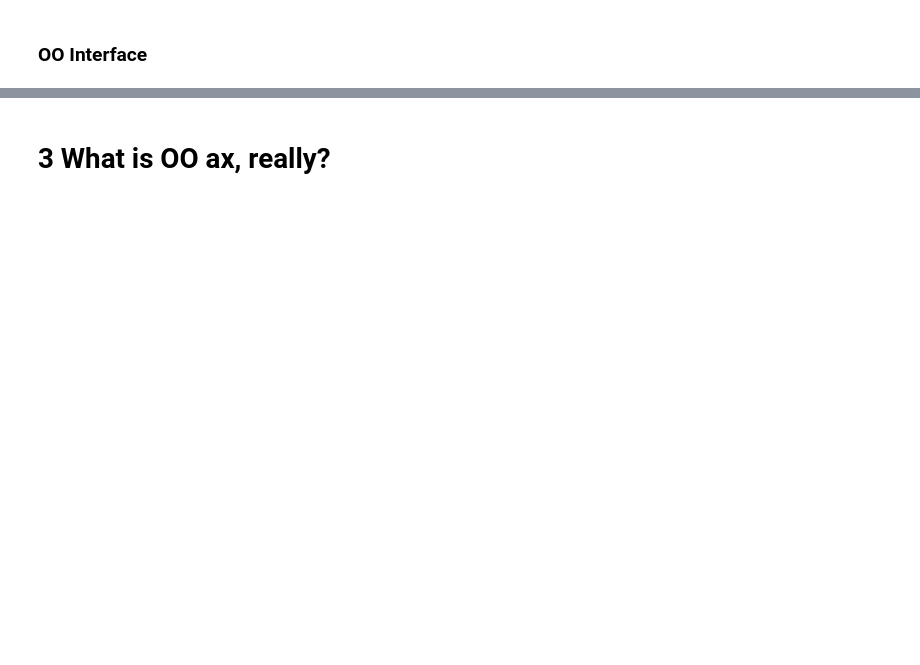
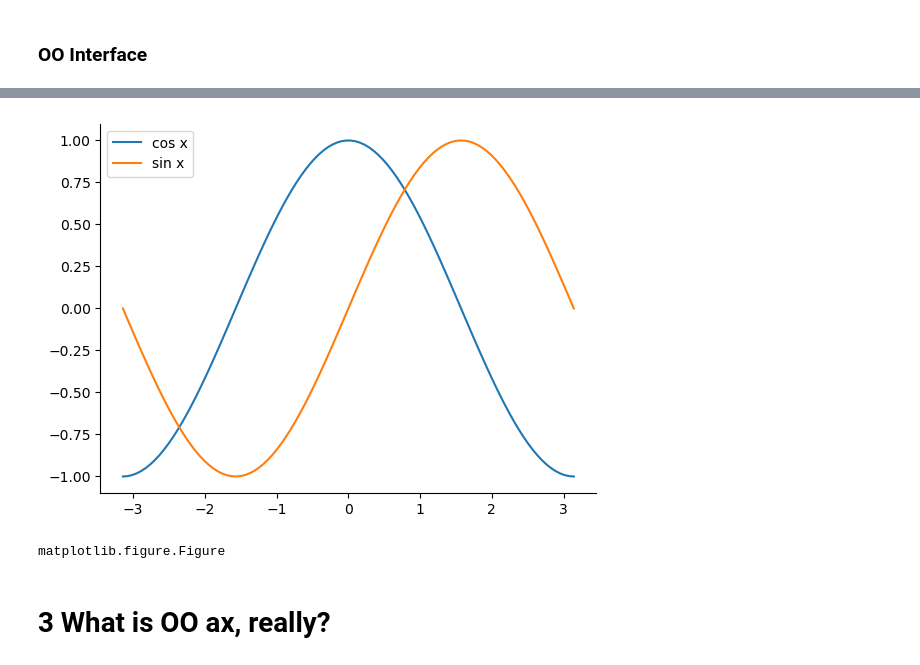
Before and after one commit to SPS-SP2273/learning-portfolio-TeresaGraceL, a Jupyter notebook: plotting/plotting_(good).ipynb, the cells around one changed output, grey strips where cells are left out. Drawn from its saved outputs; the diff is of its cells as text; code cells hidden in the pictures; blank space fills up the shorter version.

```diff
--- a/plotting/plotting_(good).ipynb
+++ b/plotting/plotting_(good).ipynb
@@ -68,3 +92,16 @@ ax.legend()
+# %%
+fig, ax = plt.subplots(nrows=1, ncols=1)
+ax.plot(x, cos_x, label='cos x')
+ax.plot(x, sin_x, label='sin x')
+ax.legend()
+ax.spines[['right', 'top']].set_visible(False)
+#pyplot can do spines etc too but 'need to jump through some hoops'
+# %% [output]
+[figure, new version]
+# %%
+type(fig)
+# %% [output]
+matplotlib.figure.Figure
 # %%
 
 # Your code here
```
Also changed, not shown: parts of 84 cells of this notebook.
